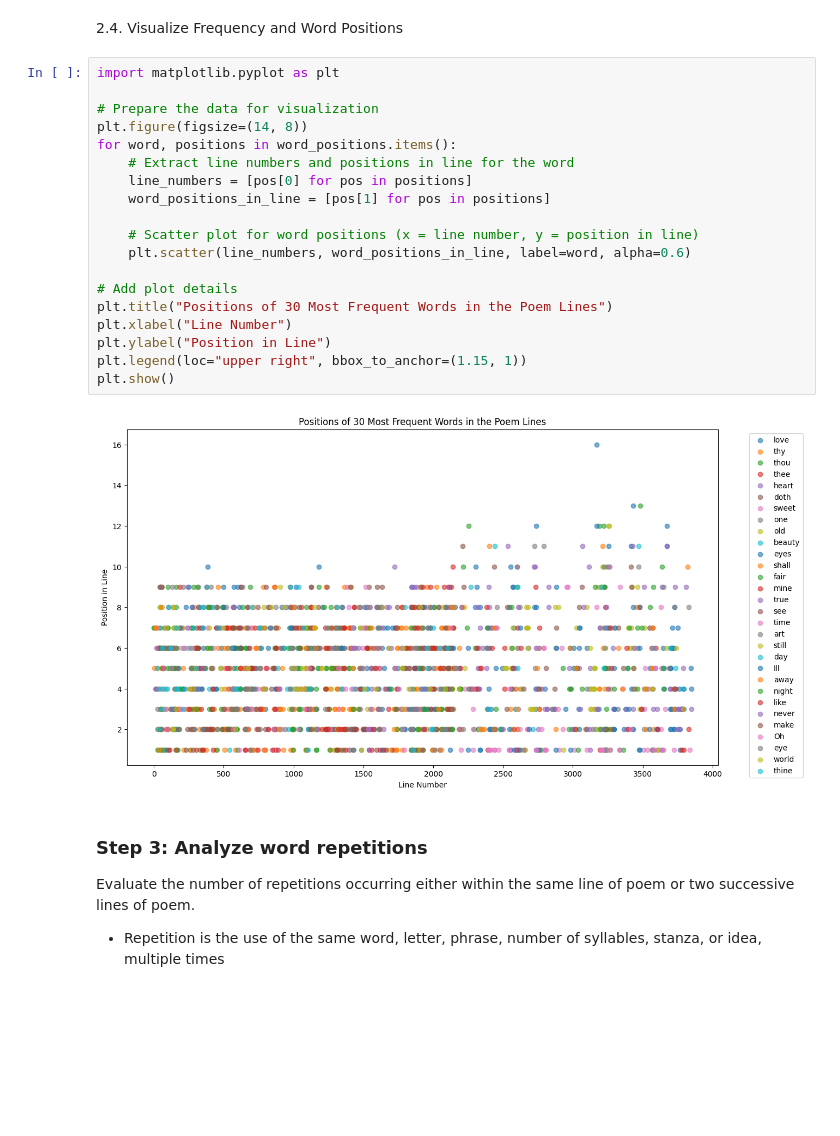
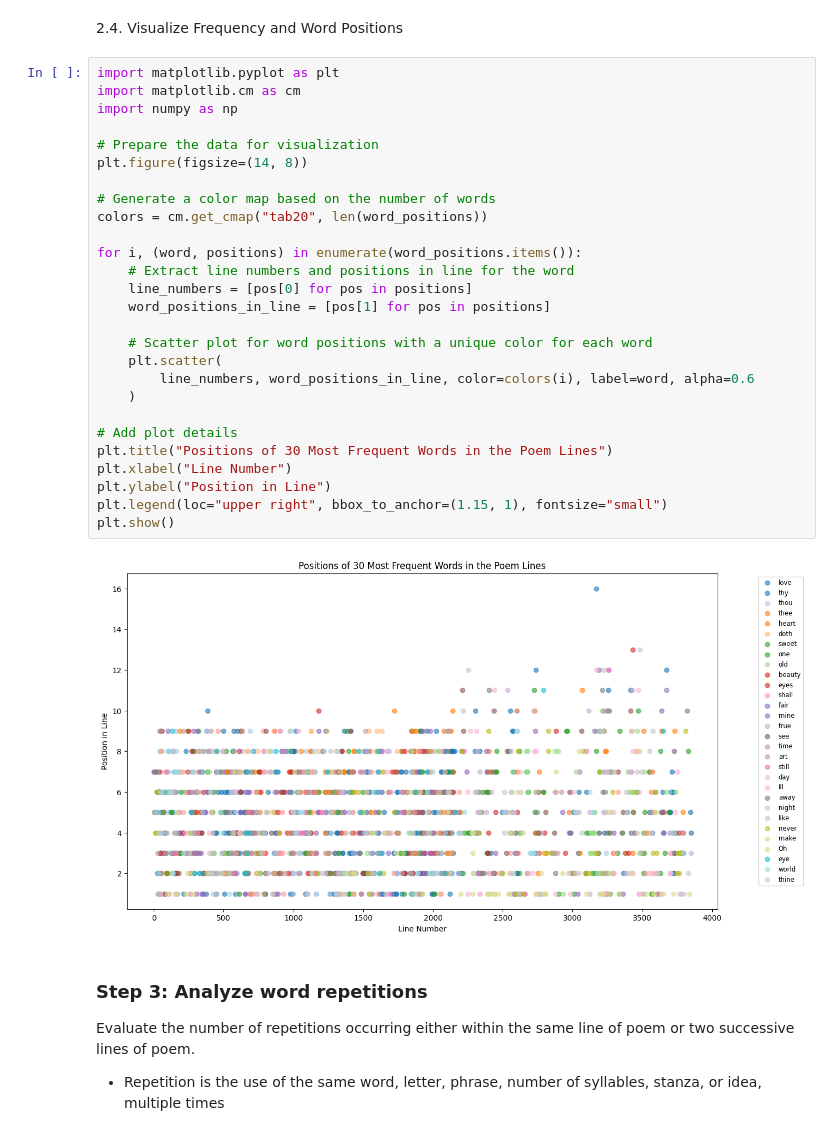
Before and after one commit to manhhungking/PoetryAnalysisNLP, a Jupyter notebook: PoetryAnalysis.ipynb, the cells around one changed output. Drawn from its saved outputs; the diff is of its cells as text; blank space fills up the shorter version.

```diff
--- a/PoetryAnalysis.ipynb
+++ b/PoetryAnalysis.ipynb
@@ -395,25 +365,33 @@ Positions for 'thine': [(24, 5), (30, 2), (40, 4), (58, 6), (61, 4), (99, 4), (1
 2.4. Visualize Frequency and Word Positions
 # %%
 import matplotlib.pyplot as plt
+import matplotlib.cm as cm
+import numpy as np
 
 # Prepare the data for visualization
 plt.figure(figsize=(14, 8))
-for word, positions in word_positions.items():
+
+# Generate a color map based on the number of words
+colors = cm.get_cmap("tab20", len(word_positions))
+
+for i, (word, positions) in enumerate(word_positions.items()):
     # Extract line numbers and positions in line for the word
     line_numbers = [pos[0] for pos in positions]
     word_positions_in_line = [pos[1] for pos in positions]
 
-    # Scatter plot for word positions (x = line number, y = position in line)
-    plt.scatter(line_numbers, word_positions_in_line, label=word, alpha=0.6)
+    # Scatter plot for word positions with a unique color for each word
+    plt.scatter(
+        line_numbers, word_positions_in_line, color=colors(i), label=word, alpha=0.6
+    )
 
 # Add plot details
 plt.title("Positions of 30 Most Frequent Words in the Poem Lines")
 plt.xlabel("Line Number")
 plt.ylabel("Position in Line")
-plt.legend(loc="upper right", bbox_to_anchor=(1.15, 1))
+plt.legend(loc="upper right", bbox_to_anchor=(1.15, 1), fontsize="small")
 plt.show()
 # %% [output]
-[figure, old version]
+[figure, new version]
 # %% [markdown]
 ### Step 3: Analyze word repetitions
 Evaluate the number of repetitions occurring either within the same line of poem or two successive lines of poem.
```
Also changed, not shown: parts of 14 cells of this notebook, 2 other files.
